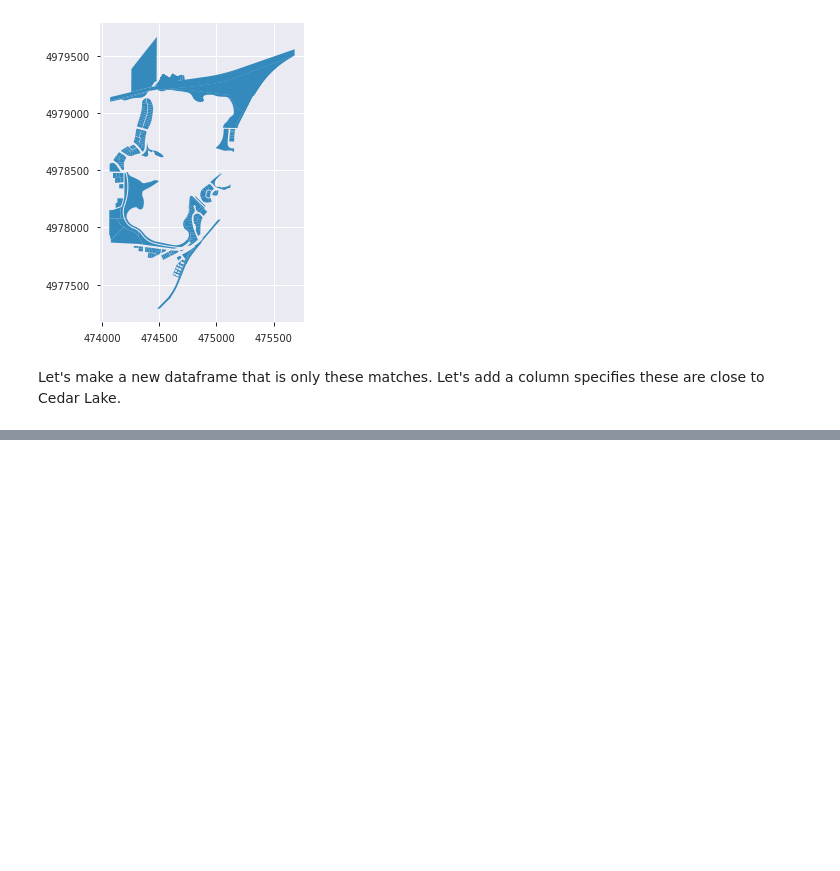
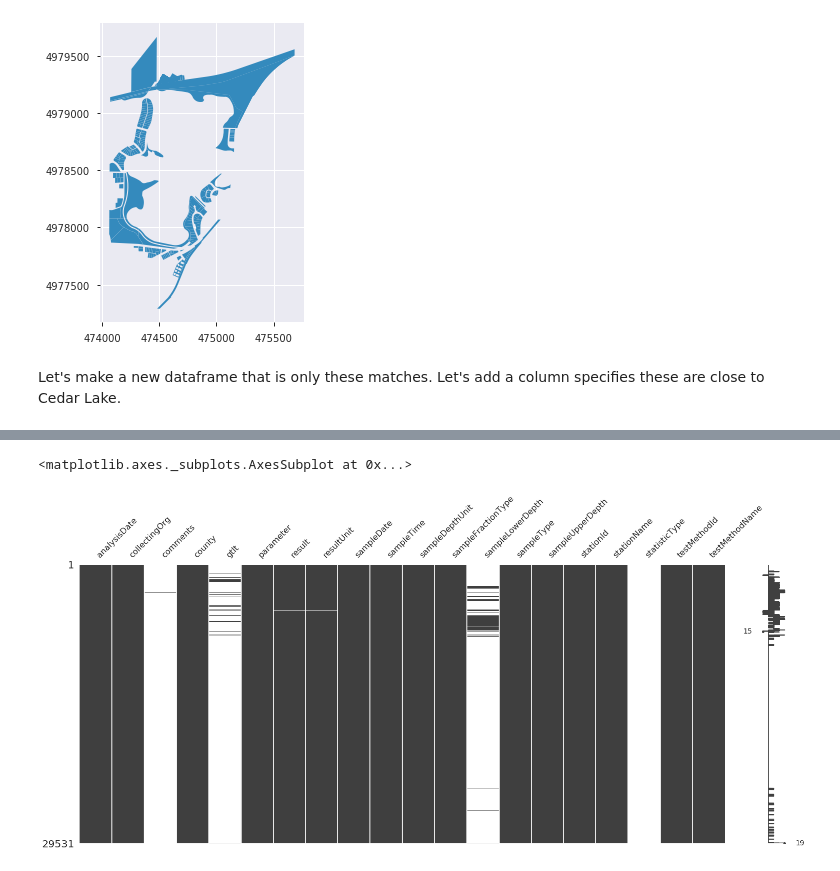
Before and after one commit to prabodhw96/Geospatial-Analysis, a Jupyter notebook: Geospatial Analysis.ipynb, the cells around one changed output, grey strips where cells are left out. Cells and saved outputs as stored; diff of their text form; code cells hidden in the pictures; blank space fills up the shorter version.

Commit message:
Joining tabular and geospatial data

```diff
--- a/Geospatial Analysis.ipynb
+++ b/Geospatial Analysis.ipynb
@@ -338,0 +343,5 @@ cedar_lake_parcels['LAKE_NAME'] = 'Cedar Lake'
+# %%
+lake_qual = pd.read_csv('data/MN_PCA_Cedar_Lake/cedar_lake_qual.csv',
+                        parse_dates=['sampleDate', 'analysisDate'],
+                        na_values='(null)')
+lake_qual.head()
@@ -338,0 +375,5 @@ cedar_lake_parcels['LAKE_NAME'] = 'Cedar Lake'
+# %%
+msno.matrix(lake_qual)
+# %% [output]
+<matplotlib.axes._subplots.AxesSubplot at 0x...>
+[figure, added]
```
Also changed, not shown: parts of 23 cells of this notebook.
